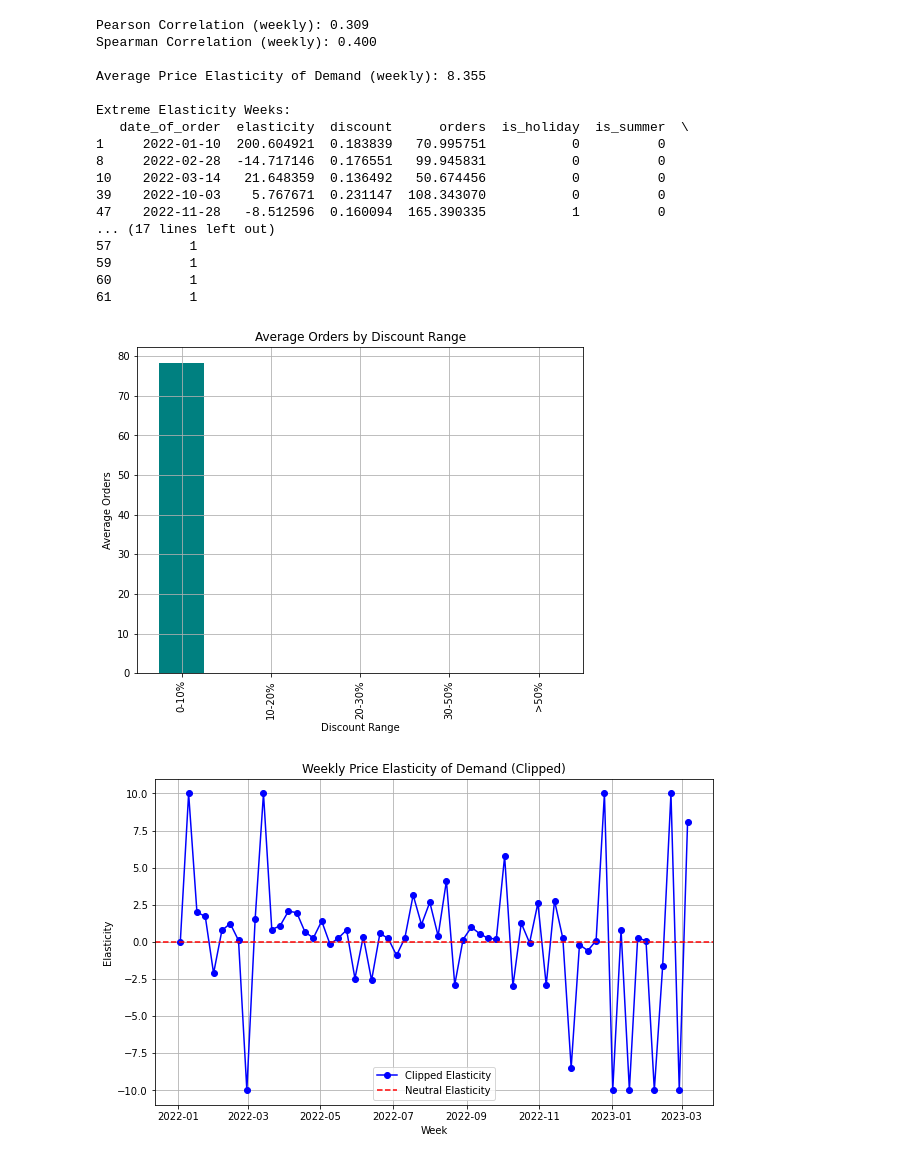
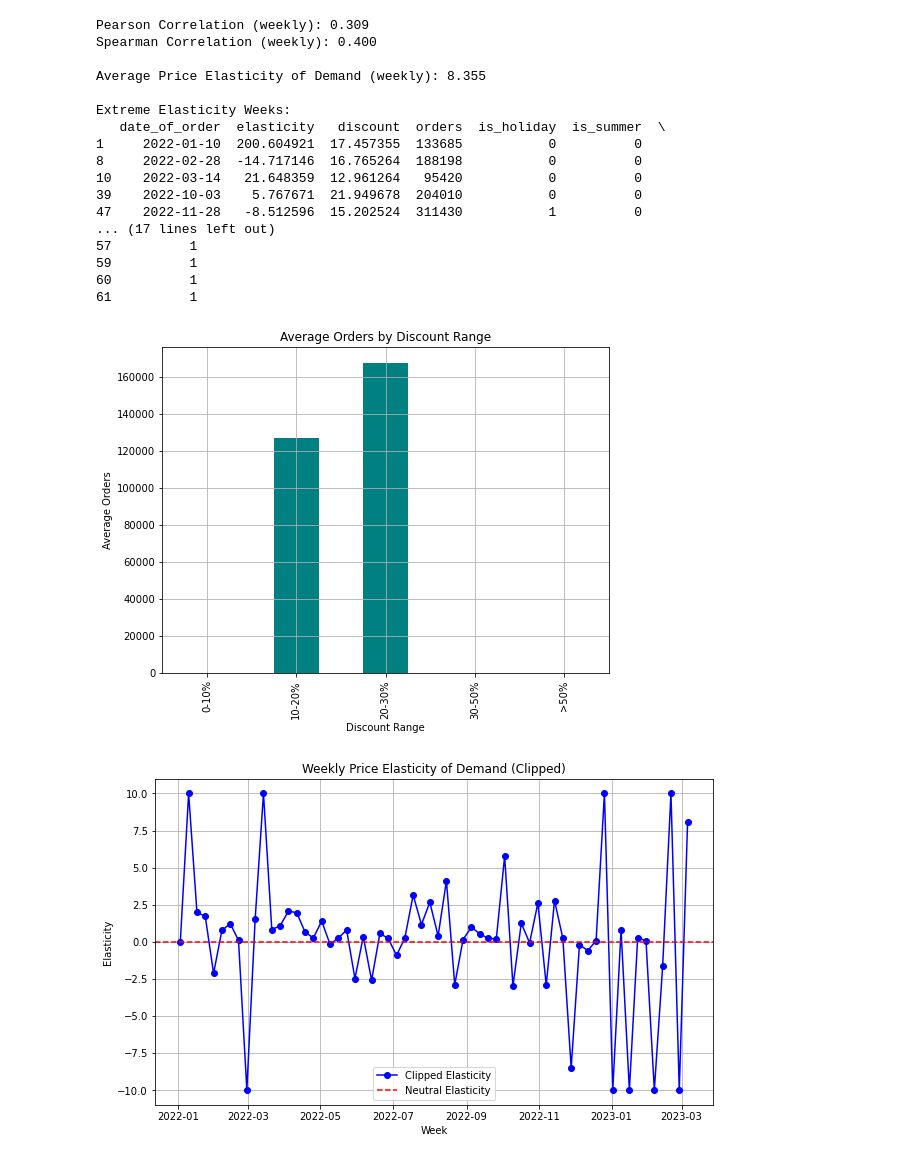
Before and after one commit to atiya16384/Monumentum_Makers, a Jupyter notebook: test.ipynb, the cells around one changed output. Cells and saved outputs as stored; diff of their text form; code cells hidden in the pictures.

```diff
--- a/test.ipynb
+++ b/test.ipynb
@@ -77,12 +77,12 @@ top_departments = data_cleaned.groupby('department_desc')['orders'].sum().nlarge
 data_cleaned = data_cleaned[data_cleaned['department_desc'].isin(top_departments)]
 print(f"Filtered dataset to top 10 departments by orders. Shape: {data_cleaned.shape}")
 
-# 7. Normalize `discount` and `orders`
-scaler = MinMaxScaler()
-data_cleaned[['discount', 'orders']] = scaler.fit_transform(data_cleaned[['discount', 'orders']])
-print("Normalized 'discount' and 'orders' columns.")
+# # 7. Normalize `discount` and `orders`
+# scaler = MinMaxScaler()
+# data_cleaned[['discount', 'orders']] = scaler.fit_transform(data_cleaned[['discount', 'orders']])
+# print("Normalized 'discount' and 'orders' columns.")
 
-# 8. Save the cleaned and preprocessed data
+# # 8. Save the cleaned and preprocessed data
 data_cleaned.to_csv('cleaned_orders_discount_data.csv', index=False)
 print("Cleaned dataset saved as 'cleaned_orders_discount_data.csv'.")
 # %% [output]
@@ -378,46 +378,38 @@ for feature in seasonal_features:
     # Add the explanation as print statements
     if feature == 'is_holiday':
         print("\nFor 'is_holiday':\n0: The week or day is not a holiday.\n1: The week or day is a holiday.")
         print("Graph Insight: Shows the average number of orders during holidays (1) versus non-holidays (0).")
     elif feature == 'is_summer':
         print("\nFor 'is_summer':\n0: The week or day does not fall in the summer season.\n1: The week or day falls in the summer season.")
         print("Graph Insight: Shows the average number of orders during summer (1) versus non-summer periods (0).")
     elif feature == 'is_winter':
         print("\nFor 'is_winter':\n0: The week or day does not fall in the winter season.\n1: The week or day falls in the winter season.")
         print("Graph Insight: Shows the average number of orders during winter (1) versus non-winter periods (0).")
 
 # Insights
 print("\nInsights from Statistical Analysis:")
 print("- Pearson and Spearman correlations suggest the relationship between discounts and orders.")
 print("- Elasticity provides insights into demand responsiveness to discounts.")
 print("- Extreme elasticity weeks indicate potential anomalies that warrant further investigation.")
 print("- Seasonal features (e.g., holidays, summer, winter) show varying demand trends, offering actionable insights.")
 print("- Discounts in higher ranges (e.g., >30%) tend to result in higher orders, but elasticity fluctuates.")
-
-
-# Save the filtered dataset to a new CSV file
-# Remove extreme weeks
-filtered_data = weekly_data.loc[weekly_data['elasticity'].abs() <= 5]
-print(f"\nDataset shape after removing extreme elasticity weeks: {filtered_data.shape}")
-filtered_data.to_csv('filtered_cleaned_orders_discount_data.csv', index=False)
-print("Filtered dataset saved as 'filtered_cleaned_orders_discount_data.csv'.")
 # %% [output]
 Pearson Correlation (weekly): 0.309
 Spearman Correlation (weekly): 0.400
 
 Average Price Elasticity of Demand (weekly): 8.355
 
 Extreme Elasticity Weeks:
-   date_of_order  elasticity  discount      orders  is_holiday  is_summer  \
-1     2022-01-10  200.604921  0.183839   70.995751           0          0
-8     2022-02-28  -14.717146  0.176551   99.945831           0          0
-10    2022-03-14   21.648359  0.136492   50.674456           0          0
-39    2022-10-03    5.767671  0.231147  108.343070           0          0
-47    2022-11-28   -8.512596  0.160094  165.390335           1          0
+   date_of_order  elasticity   discount  orders  is_holiday  is_summer  \
+1     2022-01-10  200.604921  17.457355  133685           0          0
+8     2022-02-28  -14.717146  16.765264  188198           0          0
+10    2022-03-14   21.648359  12.961264   95420           0          0
+39    2022-10-03    5.767671  21.949678  204010           0          0
+47    2022-11-28   -8.512596  15.202524  311430           1          0
 ... (17 lines left out)
 57          1
 59          1
 60          1
 61          1
-[figure, old version]
+[figure, new version]
 [figure]
```
Also changed, not shown: parts of 5 cells of this notebook, 5 other files.
